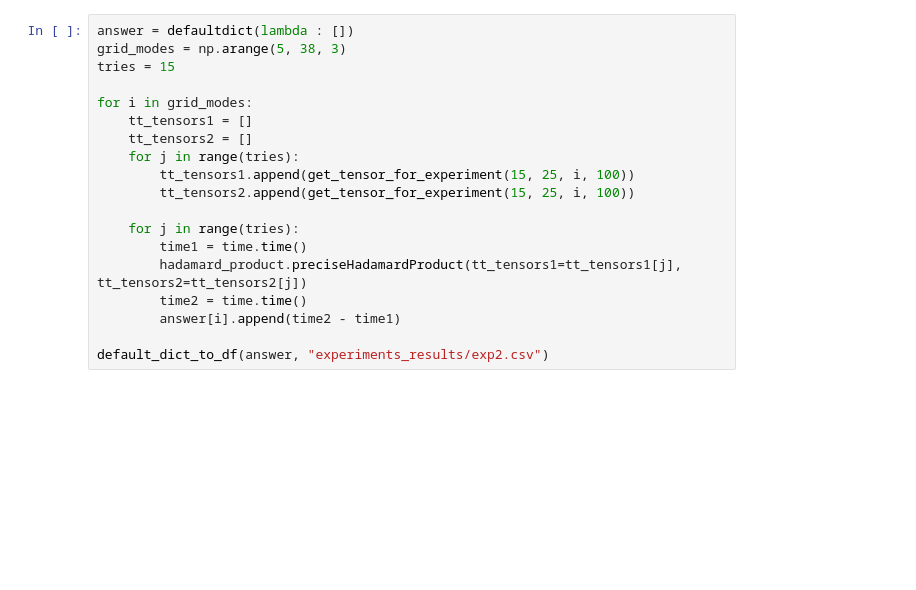
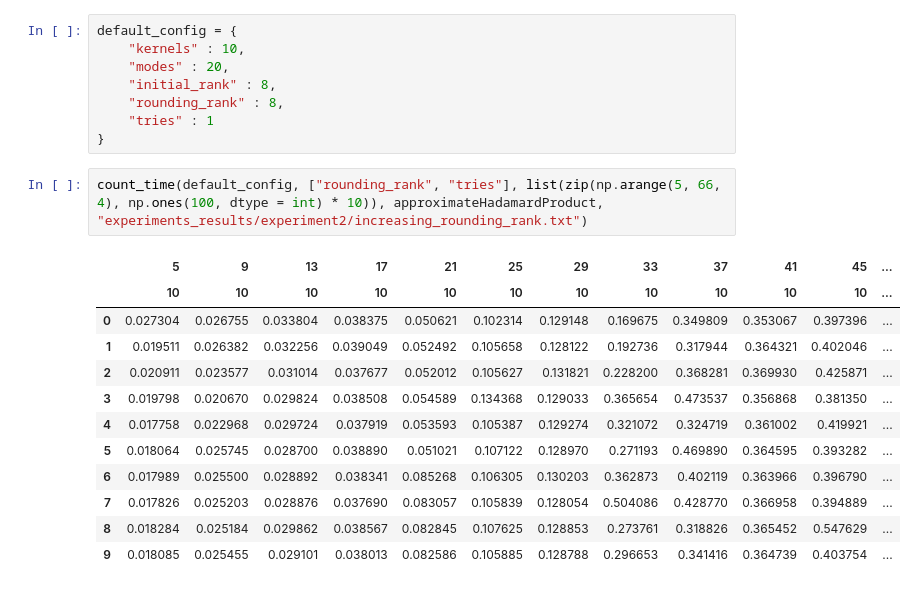
Before and after one commit to divanik/Randomized_tensor_bilinear_operations, a Jupyter notebook: experiment2.ipynb, the cells around one changed output. Drawn from its saved outputs; the diff is of its cells as text; blank space fills up the shorter version.

```diff
--- a/experiment2.ipynb
+++ b/experiment2.ipynb
@@ -33,19 +27,23 @@ from experiments_stuff import get_tensor_for_experiment, default_dict_to_df
-# %%
-answer = defaultdict(lambda : [])
-grid_modes = np.arange(5, 38, 3)
-tries = 15
-
-for i in grid_modes:
-    tt_tensors1 = []
-    tt_tensors2 = []
-    for j in range(tries):
-        tt_tensors1.append(get_tensor_for_experiment(15, 25, i, 100))
-        tt_tensors2.append(get_tensor_for_experiment(15, 25, i, 100))
-
-    for j in range(tries):
-        time1 = time.time()
-        hadamard_product.preciseHadamardProduct(tt_tensors1=tt_tensors1[j], tt_tensors2=tt_tensors2[j])
-        time2 = time.time()
-        answer[i].append(time2 - time1)
-
-default_dict_to_df(answer, "experiments_results/exp2.csv")
+# %%
+default_config = {
+    "kernels" : 10,
+    "modes" : 20,
+    "initial_rank" : 8,
+    "rounding_rank" : 8,
+    "tries" : 1
+}
+# %%
+count_time(default_config, ["rounding_rank", "tries"], list(zip(np.arange(5, 66, 4), np.ones(100, dtype = int) * 10)), approximateHadamardProduct, "experiments_results/experiment2/increasing_rounding_rank.txt")
+# %% [output]
+|  | 5 | 9 | 13 | 17 | 21 | 25 | 29 | 33 | 37 | 41 | 45 | ... |
+|  | 10 | 10 | 10 | 10 | 10 | 10 | 10 | 10 | 10 | 10 | 10 | ... |
+| 0 | 0.027304 | 0.026755 | 0.033804 | 0.038375 | 0.050621 | 0.102314 | 0.129148 | 0.169675 | 0.349809 | 0.353067 | 0.397396 | ... |
+| 1 | 0.019511 | 0.026382 | 0.032256 | 0.039049 | 0.052492 | 0.105658 | 0.128122 | 0.192736 | 0.317944 | 0.364321 | 0.402046 | ... |
+| 2 | 0.020911 | 0.023577 | 0.031014 | 0.037677 | 0.052012 | 0.105627 | 0.131821 | 0.228200 | 0.368281 | 0.369930 | 0.425871 | ... |
+| 3 | 0.019798 | 0.020670 | 0.029824 | 0.038508 | 0.054589 | 0.134368 | 0.129033 | 0.365654 | 0.473537 | 0.356868 | 0.381350 | ... |
+| 4 | 0.017758 | 0.022968 | 0.029724 | 0.037919 | 0.053593 | 0.105387 | 0.129274 | 0.321072 | 0.324719 | 0.361002 | 0.419921 | ... |
+| 5 | 0.018064 | 0.025745 | 0.028700 | 0.038890 | 0.051021 | 0.107122 | 0.128970 | 0.271193 | 0.469890 | 0.364595 | 0.393282 | ... |
+| 6 | 0.017989 | 0.025500 | 0.028892 | 0.038341 | 0.085268 | 0.106305 | 0.130203 | 0.362873 | 0.402119 | 0.363966 | 0.396790 | ... |
+| 7 | 0.017826 | 0.025203 | 0.028876 | 0.037690 | 0.083057 | 0.105839 | 0.128054 | 0.504086 | 0.428770 | 0.366958 | 0.394889 | ... |
+| 8 | 0.018284 | 0.025184 | 0.029862 | 0.038567 | 0.082845 | 0.107625 | 0.128853 | 0.273761 | 0.318826 | 0.365452 | 0.547629 | ... |
+| 9 | 0.018085 | 0.025455 | 0.029101 | 0.038013 | 0.082586 | 0.105885 | 0.128788 | 0.296653 | 0.341416 | 0.364739 | 0.403754 | ... |
```
Also changed, not shown: parts of 8 cells of this notebook, 11 other files.
